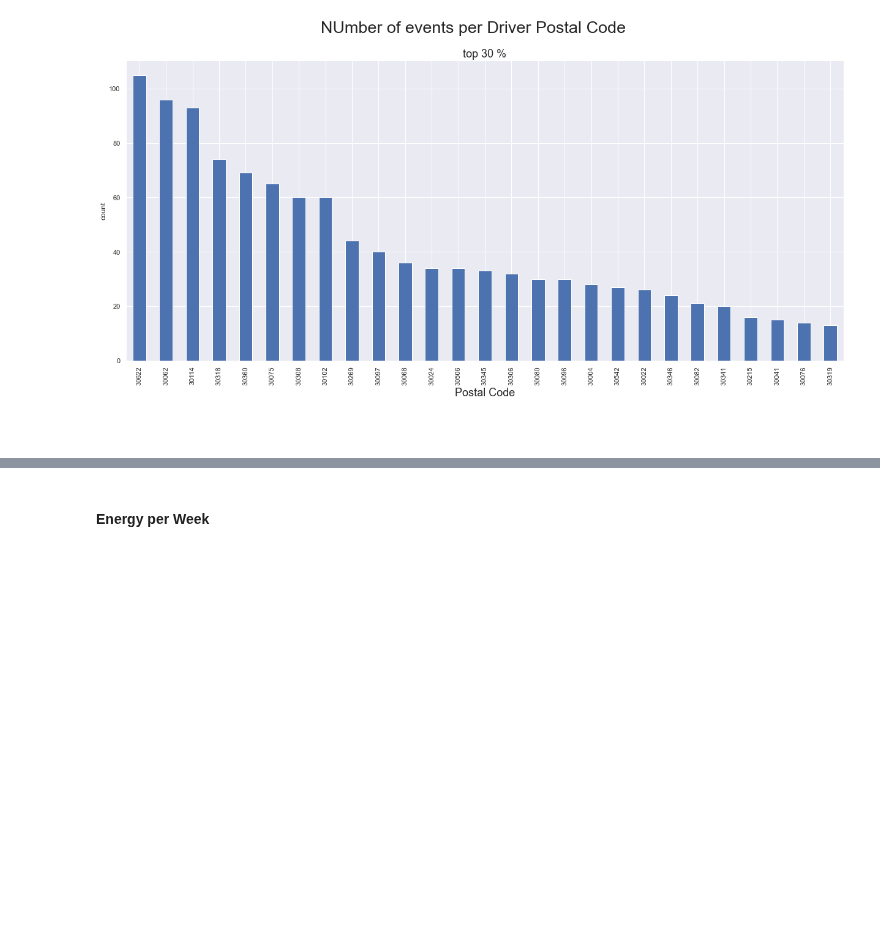
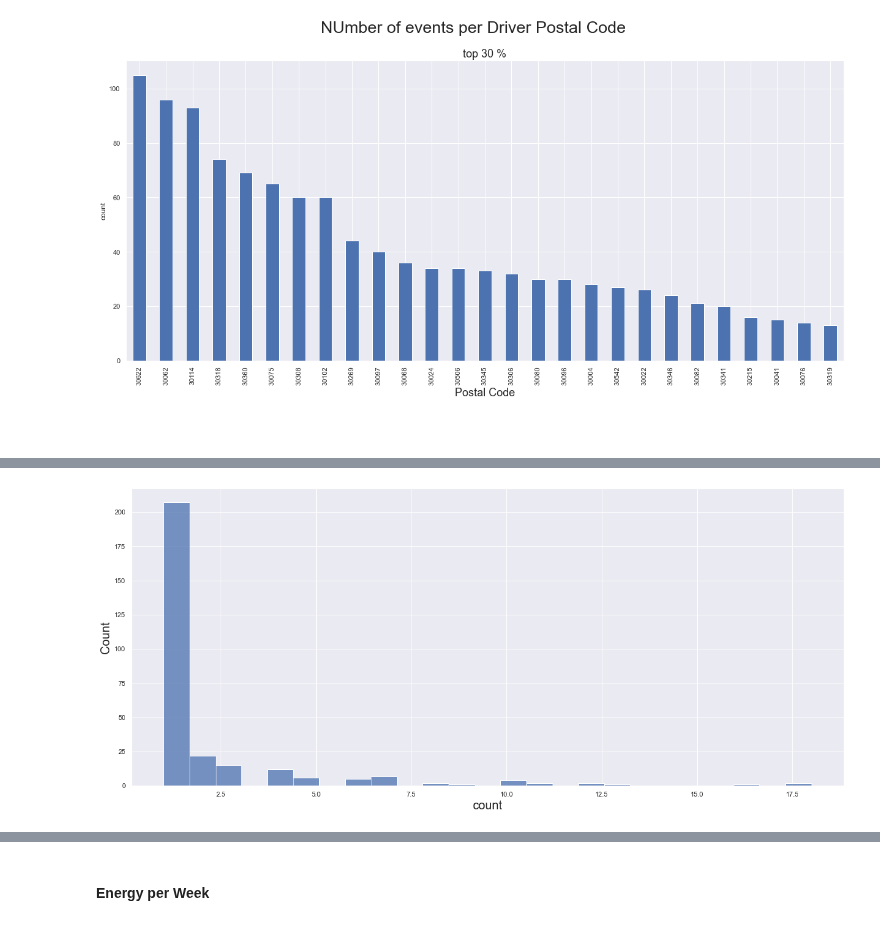
Before and after one commit to encodingintuition/EV_Infrastructure, a Jupyter notebook: code/GATECH-CB--01_EDA01.ipynb, the cells around one changed output, grey strips where cells are left out. Drawn from its saved outputs; the diff is of its cells as text; code cells hidden in the pictures; blank space fills up the shorter version.

```diff
--- a/code/GATECH-CB--01_EDA01.ipynb
+++ b/code/GATECH-CB--01_EDA01.ipynb
@@ -511,0 +541,6 @@ df_driverZip = df_driverZip.sort_values(by = 'count', ascending= False).reset_in
+# %%
+# number of charging sessions per user_ID, WHERE count < 20
+
+sns.histplot(data=df_userid[df_userid['count'] < 20],x='count', bins = 25);
+# %% [output]
+[figure, added]
```
Also changed, not shown: parts of 10 cells of this notebook.
